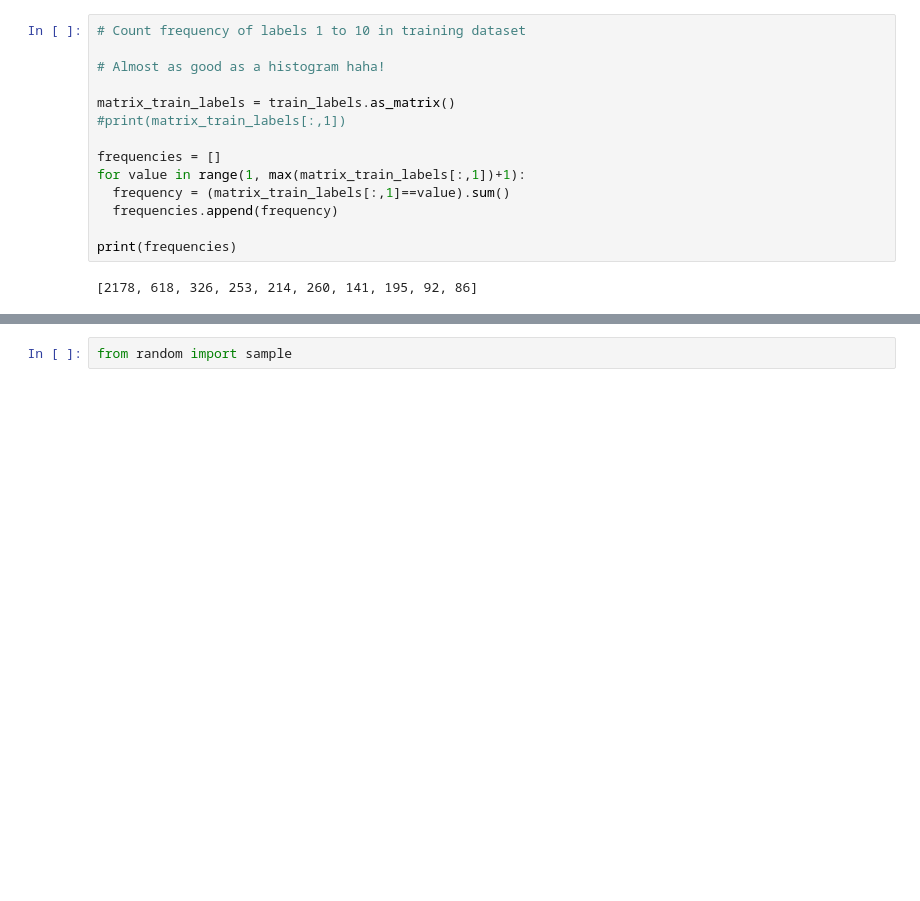
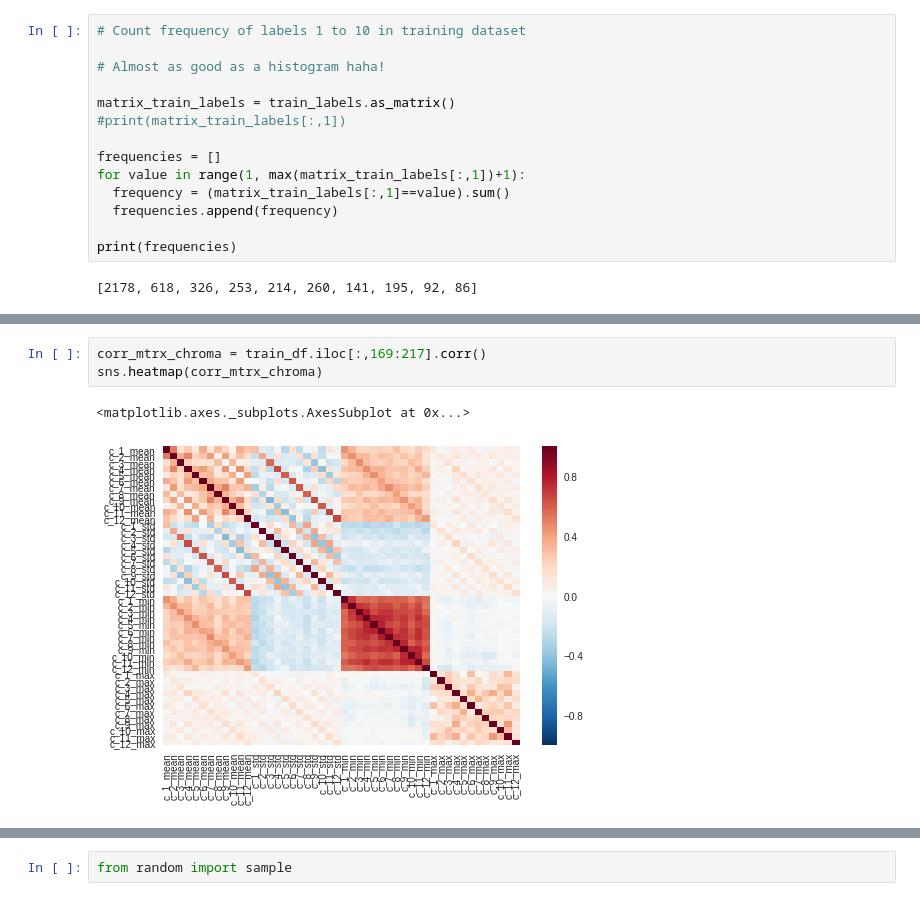
Before and after one commit to ipgromov/Machine-Learning-Project, a Jupyter notebook: MLBP2018_Project_Report.ipynb, the cells around one changed output, grey strips where cells are left out. Cells and saved outputs as stored; diff of their text form; blank space fills up the shorter version.

```diff
--- a/MLBP2018_Project_Report.ipynb
+++ b/MLBP2018_Project_Report.ipynb
@@ -294,0 +308,6 @@ print(frequencies)
+# %%
+corr_mtrx_chroma = train_df.iloc[:,169:217].corr()
+sns.heatmap(corr_mtrx_chroma)
+# %% [output]
+<matplotlib.axes._subplots.AxesSubplot at 0x...>
+[figure, added]
```
Also changed, not shown: parts of 54 cells of this notebook.
